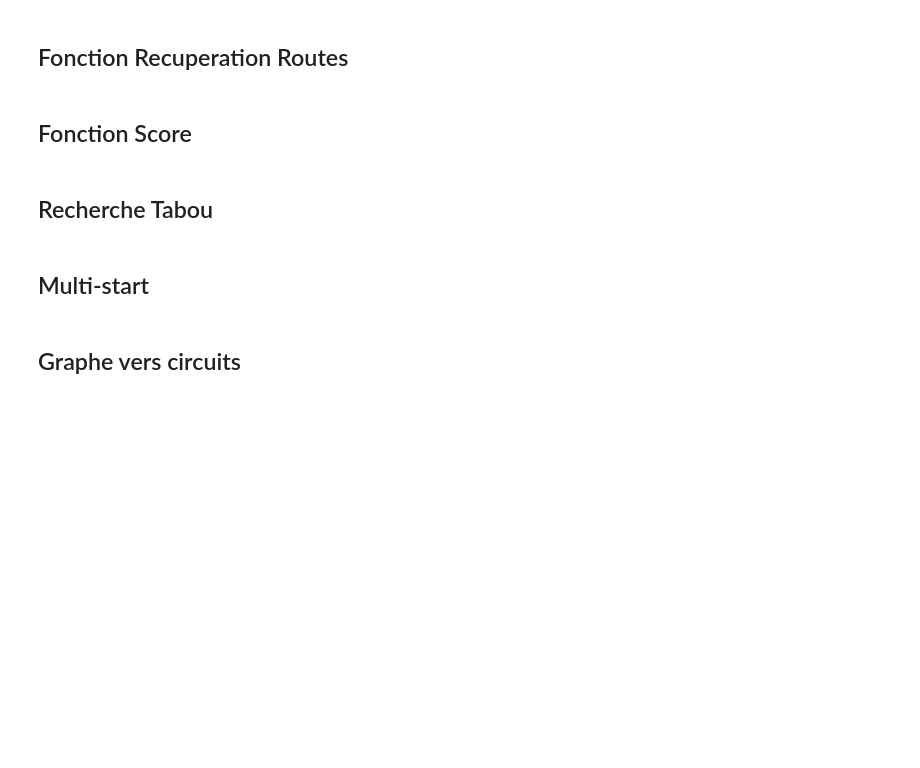
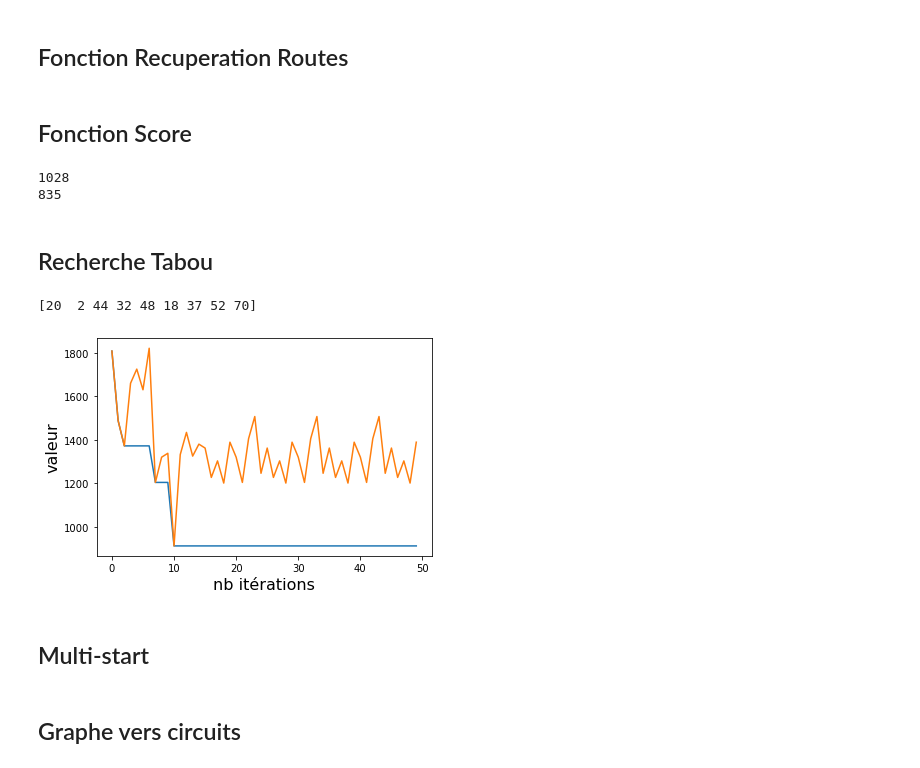
Before and after one commit to nilitz/Jupyter, a Jupyter notebook: projet/algorithmes_numpy.ipynb, the cells around one changed output. Drawn from its saved outputs; the diff is of its cells as text; code cells hidden in the pictures; blank space fills up the shorter version.

```diff
--- a/projet/algorithmes_numpy.ipynb
+++ b/projet/algorithmes_numpy.ipynb
@@ -40,6 +41,11 @@ def neighborhood(circuit):
     Cette fonction est un generateur de tous les voisins valides d'une solution
     """
     for i in range (1, len(circuit) - 2):
-        neighbor_circuit = circuit.copy()
+        neighbor_circuit = copy.deepcopy(circuit)
         neighbor_circuit[i], neighbor_circuit[i + 1] = neighbor_circuit[i + 1], neighbor_circuit[i]
         yield neighbor_circuit
+
+test_circuit = np.array([0,2,18,20,32,37,0], dtype=int)
+print(f'origine : {test_circuit}')
+for n in neighborhood(test_circuit):
+    print(f'voisin  : {n}')
@@ -47,8 +59,8 @@ def neighborhood(circuit):
 ## Fonction Recuperation Routes
 # %%
 def import_roads(cities):
-    cities.append(0)
-    return np.array(list(collection_routes.find({'id_ville_1': {'$in': cities}, 'id_ville_2': {'$in': cities}})))
+    cities = np.insert(cities, 0, 0)
+    return np.array(list(collection_routes.find({'id_ville_1': {'$in': cities.tolist()}, 'id_ville_2': {'$in': cities.tolist()}})))
 # %% [markdown]
 ## Fonction Score
 # %%
@@ -64,45 +76,68 @@ def circuit_score(circuit, roads):
         if road['est_oriente']: score += road['poids_1'] if road['id_ville_1'] == circuit[i] else road['poids_2']
         else: score += road['poids']
     return score
+
+test_circuit = np.array([2,18,20,32,37], dtype=int)
+test_roads = import_roads(test_circuit)
+
+for neighbor in neighborhood(test_circuit):
+    print(circuit_score(neighbor, test_roads))
+# %% [output]
+1028
+835
 # %% [markdown]
 ## Recherche Tabou
 # %%
 def tabu_search(initial_circuit, tabu_size, max_iteration, actual_roads):
     iteration = 1
     tabu_list = list()
-    actual_circuit = initial_circuit.copy()
+    actual_circuit = copy.deepcopy(initial_circuit)
 
-    best_actual_circuit = initial_circuit.copy()
-    best_total_circuit = initial_circuit.copy()
+    best_actual_circuit = copy.deepcopy(initial_circuit)
+    best_total_circuit = copy.deepcopy(initial_circuit)
     best_total_value = circuit_score(best_total_circuit, actual_roads)
 
     best_total_list = list()
     best_actual_list = list()
 
     while iteration <= max_iteration:
         iteration += 1
         best_actual_value = -1
 
         # on parcourt les voisins de la solution courante
         for neighbor in neighborhood(actual_circuit):
-            if neighbor not in tabu_list and (circuit_score(neighbor, actual_roads) <= best_actual_value or best_actual_value == -1):
+            if (len(tabu_list) == 0 or not np.any(np.all(neighbor == tabu_list, axis=1))) and (circuit_score(neighbor, actual_roads) <= best_actual_value or best_actual_value == -1):
                 best_actual_value = circuit_score(neighbor, actual_roads)
-                best_actual_circuit = neighbor.copy()
+                best_actual_circuit = copy.deepcopy(neighbor)
 
         # on met a jour la meilleur solution rencontree depuis le debut
         if best_actual_value < best_total_value:
-            best_total_circuit = best_actual_circuit.copy()
+            best_total_circuit = copy.deepcopy(best_actual_circuit)
             best_total_value = best_actual_value
 
         best_total_list.append(best_total_value)
         best_actual_list.append(best_actual_value)
 
-        actual_circuit = best_actual_circuit.copy()
+        actual_circuit = copy.deepcopy(best_actual_circuit)
 
         if len(tabu_list) >= tabu_size: tabu_list.pop(0)
-        tabu_list.append(actual_circuit.copy())
+        tabu_list.append(copy.deepcopy(actual_circuit))
 
     return best_total_circuit, best_total_list, best_actual_list
+
+
+test_circuit = np.array([20,18,2,32,37,44,48,52,70])
+
+
+best_circuit, bt, ba= tabu_search(test_circuit, 9, 50, import_roads(copy.deepcopy(test_circuit)))
+plt.xlabel("nb itérations", fontsize=16)
+plt.ylabel("valeur", fontsize=16)
+print(best_circuit)
+res = plt.plot(range(50), bt)
+res = plt.plot(range(50), ba)
+# %% [output]
+[20  2 44 32 48 18 37 52 70]
+[figure, added]
 # %% [markdown]
 ## Multi-start
 # %%
```
Also changed, not shown: parts of 6 cells of this notebook, 3 other files.
